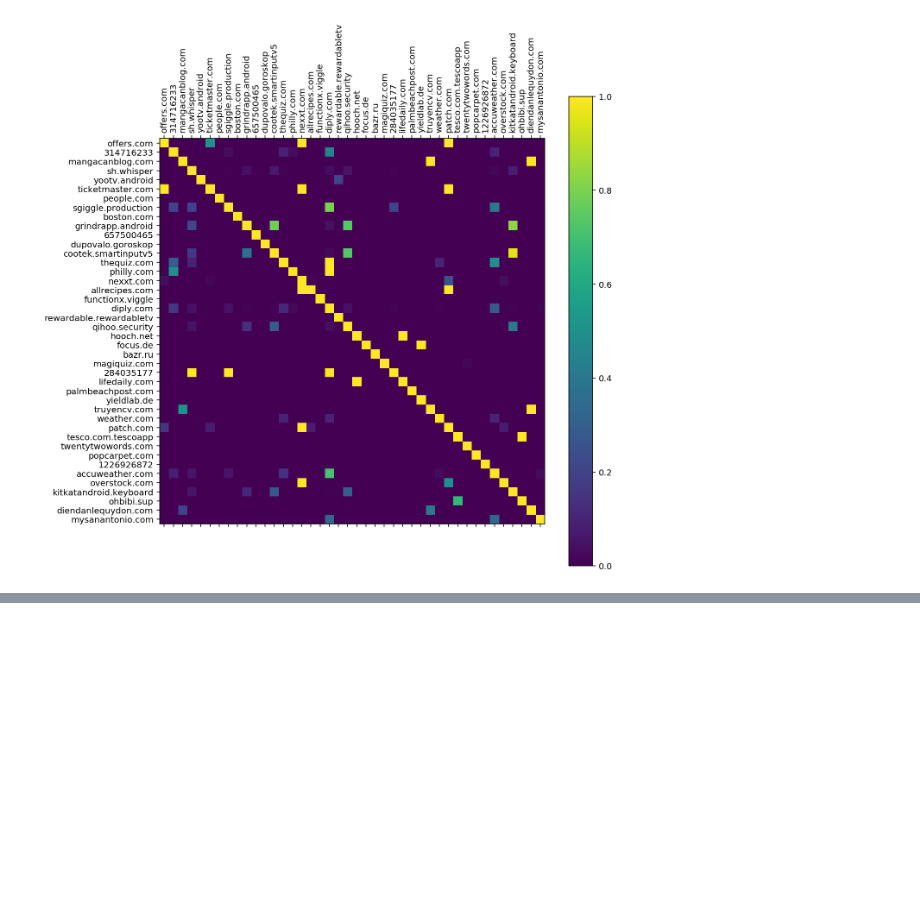
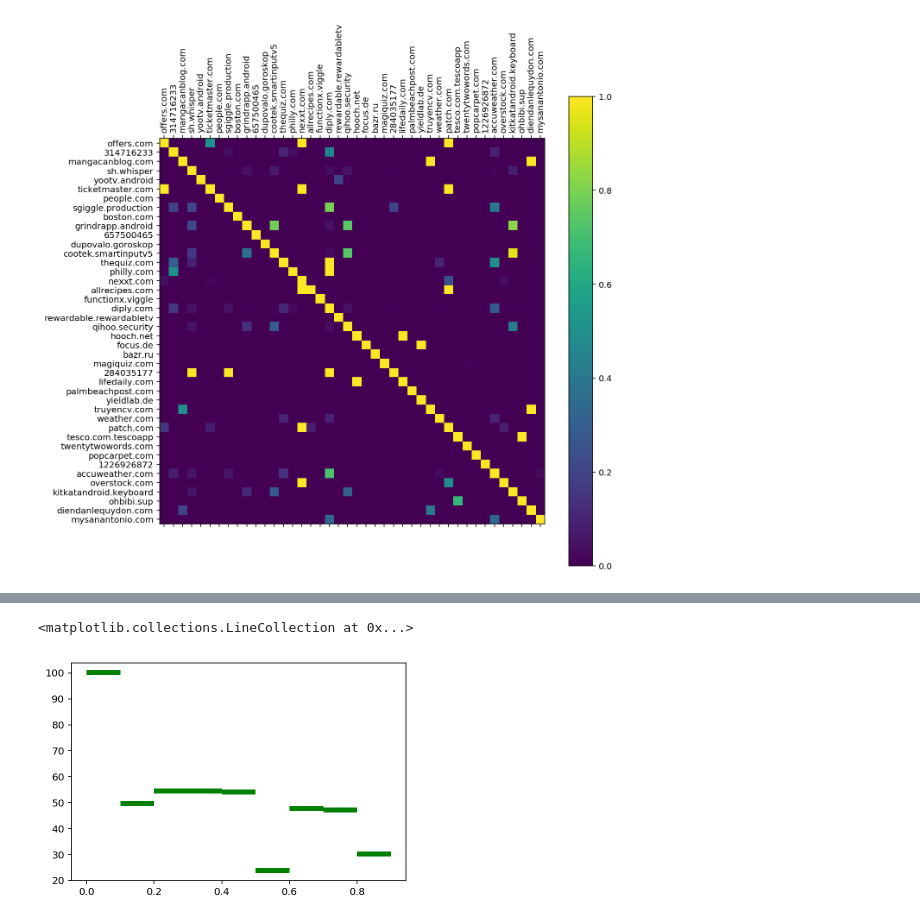
Before and after one commit to ayalo/TFM_fraud_36, a Jupyter notebook: src/main/python/notebooks/Untitled_local.ipynb, the cells around one changed output, grey strips where cells are left out. Saved outputs shown, nothing was run; the diff lists cells and outputs as text; code cells hidden in the pictures; blank space fills up the shorter version.

```diff
--- a/src/main/python/notebooks/Untitled_local.ipynb
+++ b/src/main/python/notebooks/Untitled_local.ipynb
@@ -643,0 +905,9 @@ NameError: name 'gf_domip' is not defined
+# %%
+res=stats.binned_statistic(edge_ratio, outDegree, statistic='mean',bins=np.arange(0,1.0,0.1))
+# %%
+
+
+plt.hlines(res.statistic, res.bin_edges[:-1], res.bin_edges[1:], colors='g', lw=5)
+# %% [output]
+<matplotlib.collections.LineCollection at 0x...>
+[figure, added]
```
Also changed, not shown: parts of 63 cells of this notebook, 9 other files.
